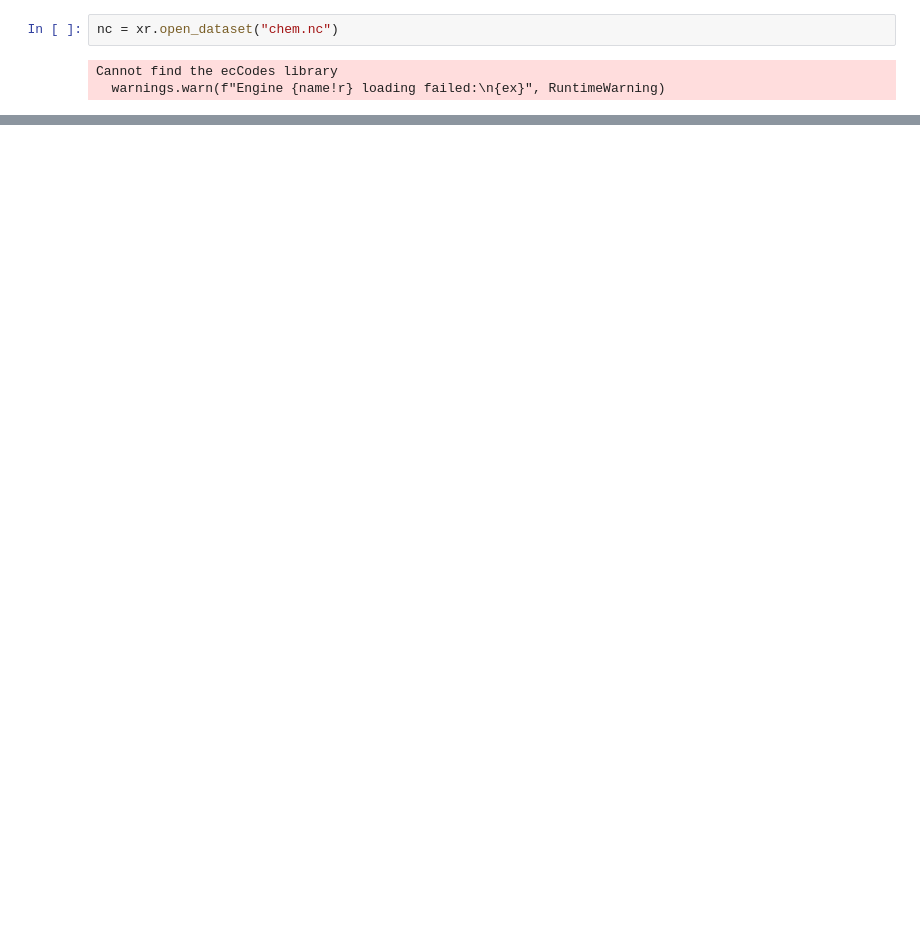
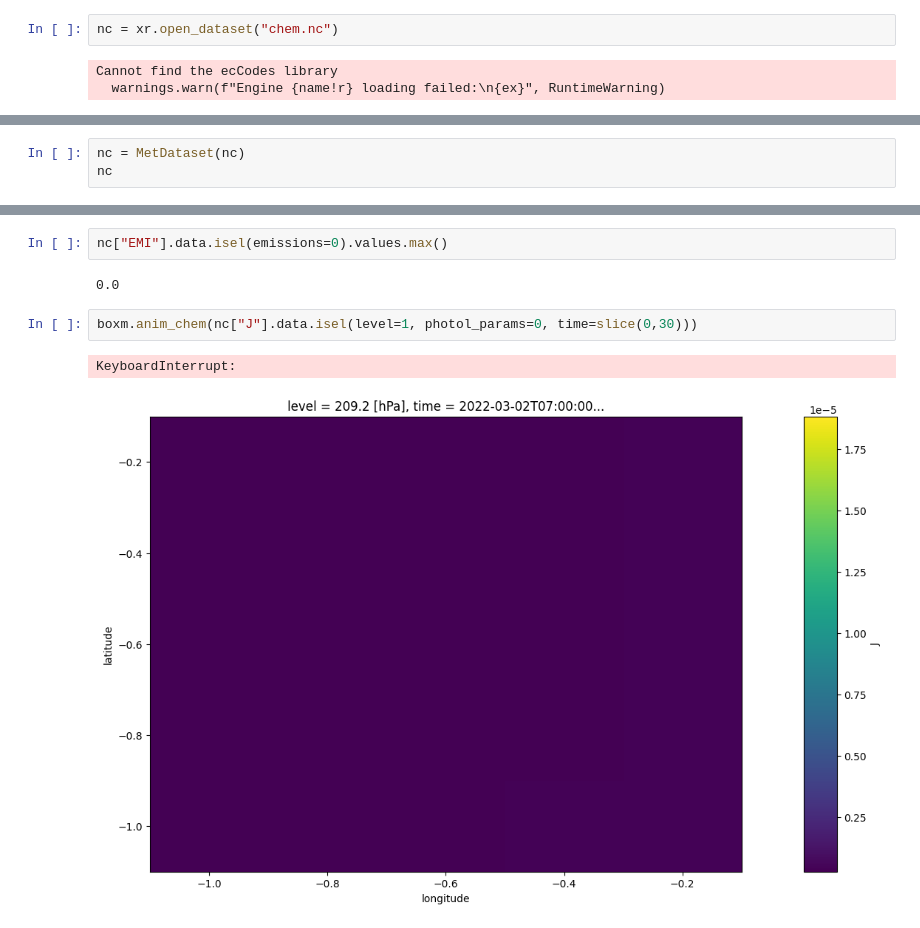
Before and after one commit to ktait98/pycontrails_kt, a Jupyter notebook: pycontrails/models/boxmodel/test.ipynb, the cells around one changed output, grey strips where cells are left out. Drawn from its saved outputs; the diff is of its cells as text; blank space fills up the shorter version.

```diff
--- a/pycontrails/models/boxmodel/test.ipynb
+++ b/pycontrails/models/boxmodel/test.ipynb
@@ -29,0 +12,3 @@ nc["Y"].sel(cell=10, species=3).plot()
+# %%
+nc = MetDataset(nc)
+nc
@@ -29,0 +33,9 @@ nc["Y"].sel(cell=10, species=3).plot()
+# %%
+nc["EMI"].data.isel(emissions=0).values.max()
+# %% [output]
+0.0
+# %%
+boxm.anim_chem(nc["J"].data.isel(level=1, photol_params=0, time=slice(0,30)))
+# %% [output]
+KeyboardInterrupt:
+[figure, added]
```
Also changed, not shown: parts of 5 cells of this notebook, 6 other files.
